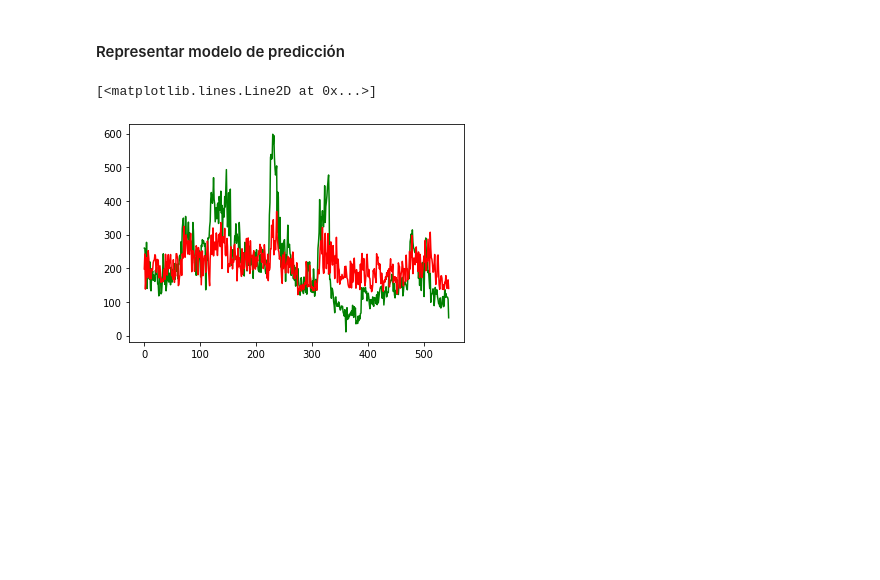
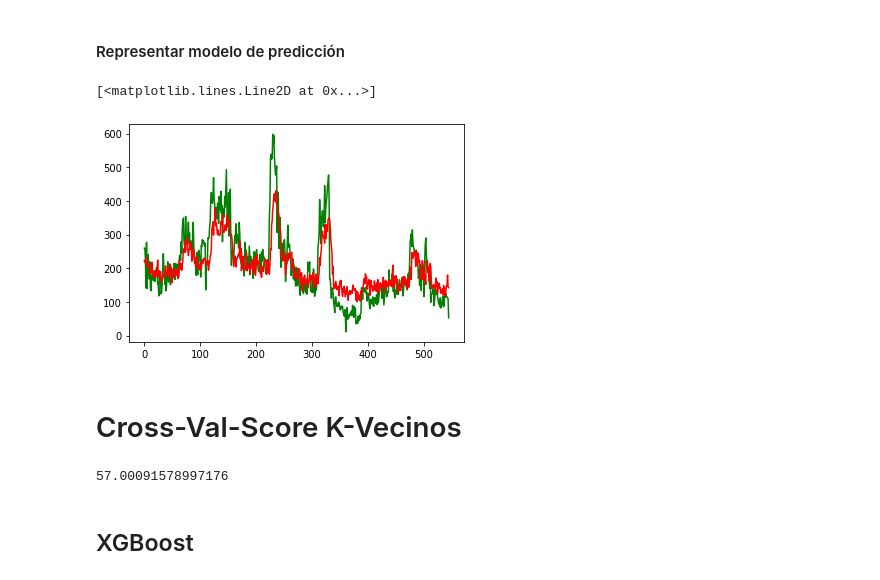
Before and after one commit to toniet/TFG, a Jupyter notebook: 4_Model.ipynb, the cells around one changed output. Cells and saved outputs as stored; diff of their text form; code cells hidden in the pictures; blank space fills up the shorter version.

```diff
--- a/4_Model.ipynb
+++ b/4_Model.ipynb
@@ -38,3 +63,12 @@ result['y_test'] = y_test
+# %%
+scaler = StandardScaler()
+
+## y_train = np.log1p(y_train)
+## y_test = np.log1p(y_test)
+
+X_train = scaler.fit_transform(X_train)
+X_test = scaler.transform(X_test)
+X = scaler.transform(X)
 # %% [markdown]
 ## Regresión Lineal
 # %%
@@ -133,6 +169,6 @@ reg_gs.best_params_, reg_gs.best_score_
 # %%
 # Regresor
-regk = KNeighborsRegressor(n_neighbors=10)
+regk = KNeighborsRegressor(n_neighbors=17)
 # %%
 regk.fit(X_train,y_train)
 # %% [output]
@@ -179,11 +217,23 @@ Name: error_regk, dtype: float64
 # %% [markdown]
 #### Representar modelo de predicción
 # %%
-analisisPre = regk.predict(X)
-analisisPre = pd.DataFrame(analisisPre)
+analisisRegk = regk.predict(X)
+analisisRegk = pd.DataFrame(analisisRegk)
 
-plt.plot(analisisX, c='green')
-plt.plot(analisisPre, c='red')
+plt.plot(y, c='green')
+plt.plot(analisisRegk, c='red')
 # %% [output]
 [<matplotlib.lines.Line2D at 0x...>]
-[figure, old version]
+[figure, new version]
+# %% [markdown]
+# Cross-Val-Score K-Vecinos
+# %%
+lin_score = cross_val_score(regk, X_train, y_train, cv=100, scoring = 'neg_mean_squared_error')
+lin_score_n = -lin_score
+cvs_regk = np.mean(np.sqrt(lin_score_n))
+result['cvs_regk'] = cvs_regk
+print(cvs_regk)
+# %% [output]
+57.00091578997176
+# %% [markdown]
+## XGBoost
```
Also changed, not shown: parts of 85 cells of this notebook, 2 other files.
